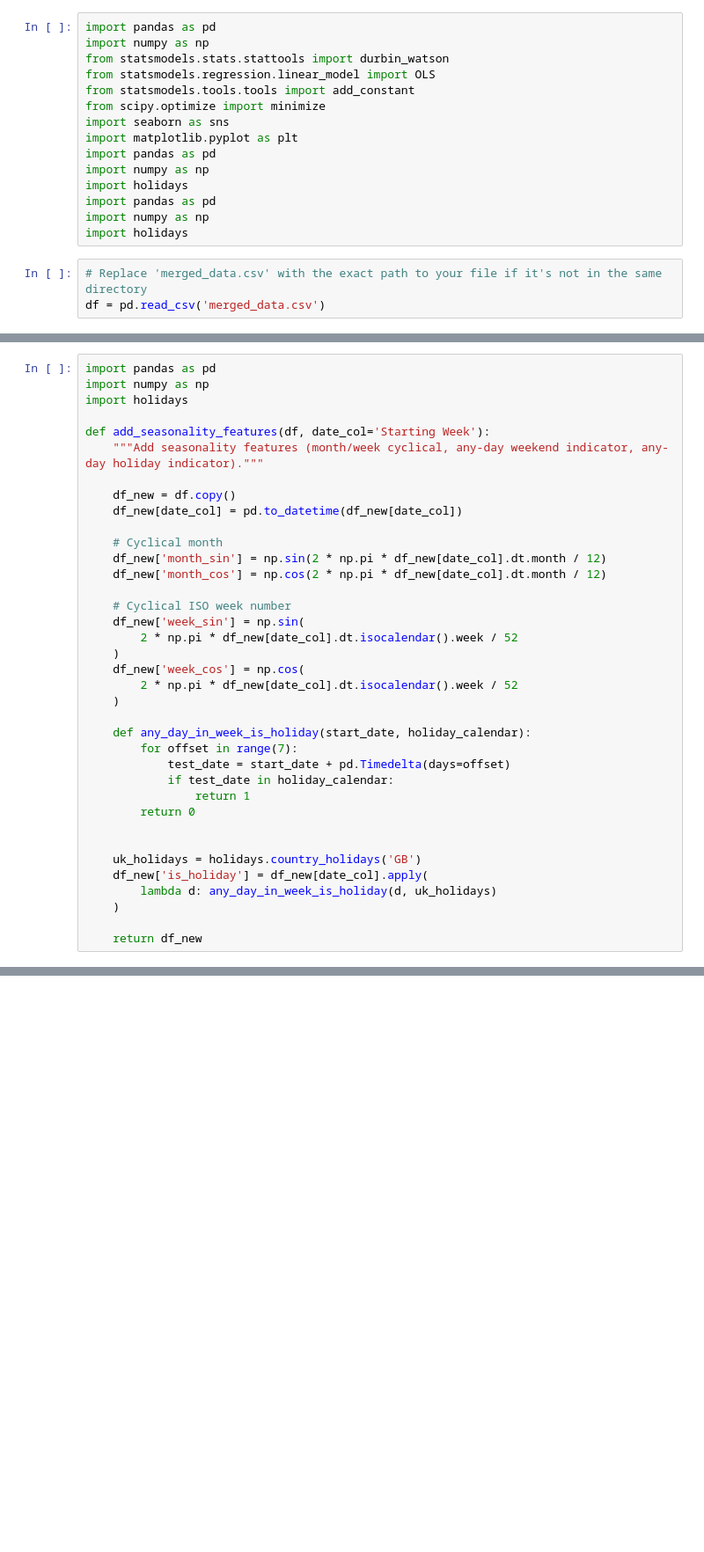
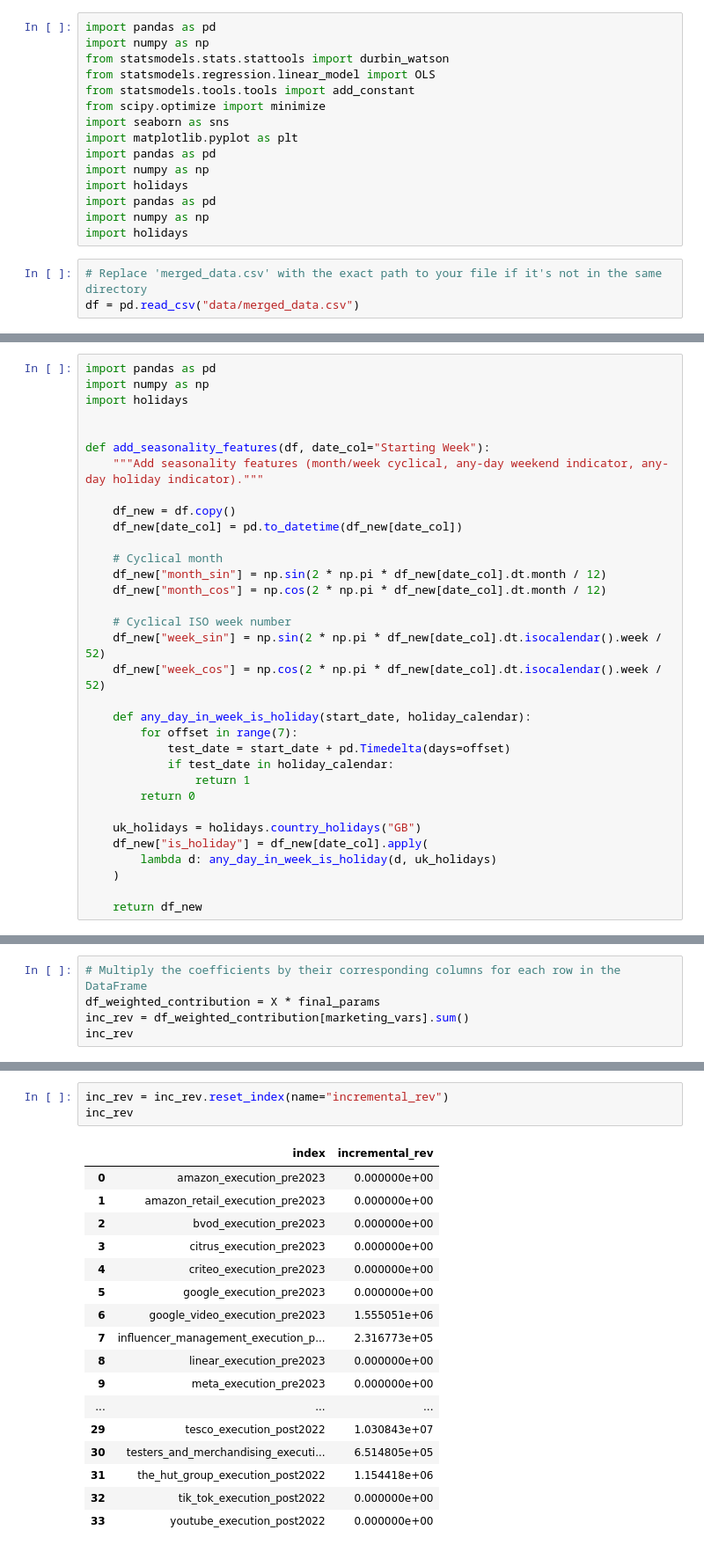
Before and after one commit to CharlesS940/xhec_mmm_loreal, a Jupyter notebook: L'Orea_MMM_Data_Challenge_online_model_Hocine.ipynb, the cells around one changed output, grey strips where cells are left out. Shown at 88% size. Drawn from its saved outputs; the diff is of its cells as text; blank space fills up the shorter version.

```diff
--- a/L'Orea_MMM_Data_Challenge_online_model_Hocine.ipynb
+++ b/L'Orea_MMM_Data_Challenge_online_model_Hocine.ipynb
@@ -15,7 +15,7 @@ import numpy as np
 import holidays
 # %%
 # Replace 'merged_data.csv' with the exact path to your file if it's not in the same directory
-df = pd.read_csv('merged_data.csv')
+df = pd.read_csv("data/merged_data.csv")
 # %%
 def transform_and_split_data(df):
     """
@@ -139,23 +134,20 @@ import pandas as pd
 import numpy as np
 import holidays
 
-def add_seasonality_features(df, date_col='Starting Week'):
+
+def add_seasonality_features(df, date_col="Starting Week"):
     """Add seasonality features (month/week cyclical, any-day weekend indicator, any-day holiday indicator)."""
 
     df_new = df.copy()
     df_new[date_col] = pd.to_datetime(df_new[date_col])
 
     # Cyclical month
-    df_new['month_sin'] = np.sin(2 * np.pi * df_new[date_col].dt.month / 12)
-    df_new['month_cos'] = np.cos(2 * np.pi * df_new[date_col].dt.month / 12)
+    df_new["month_sin"] = np.sin(2 * np.pi * df_new[date_col].dt.month / 12)
+    df_new["month_cos"] = np.cos(2 * np.pi * df_new[date_col].dt.month / 12)
 
     # Cyclical ISO week number
-    df_new['week_sin'] = np.sin(
-        2 * np.pi * df_new[date_col].dt.isocalendar().week / 52
-    )
-    df_new['week_cos'] = np.cos(
-        2 * np.pi * df_new[date_col].dt.isocalendar().week / 52
-    )
+    df_new["week_sin"] = np.sin(2 * np.pi * df_new[date_col].dt.isocalendar().week / 52)
+    df_new["week_cos"] = np.cos(2 * np.pi * df_new[date_col].dt.isocalendar().week / 52)
 
     def any_day_in_week_is_holiday(start_date, holiday_calendar):
         for offset in range(7):
@@ -164,9 +156,8 @@ def add_seasonality_features(df, date_col='Starting Week'):
                 return 1
         return 0
 
-
-    uk_holidays = holidays.country_holidays('GB')
-    df_new['is_holiday'] = df_new[date_col].apply(
+    uk_holidays = holidays.country_holidays("GB")
+    df_new["is_holiday"] = df_new[date_col].apply(
         lambda d: any_day_in_week_is_holiday(d, uk_holidays)
     )
 
@@ -378,0 +377,5 @@ Optimization converged successfully.
+# %%
+# Multiply the coefficients by their corresponding columns for each row in the DataFrame
+df_weighted_contribution = X * final_params
+inc_rev = df_weighted_contribution[marketing_vars].sum()
+inc_rev
@@ -378,0 +504,21 @@ Optimization converged successfully.
+# %%
+inc_rev = inc_rev.reset_index(name="incremental_rev")
+inc_rev
+# %% [output]
+|  | index | incremental_rev |
+| 0 | amazon_execution_pre2023 | 0.000000e+00 |
+| 1 | amazon_retail_execution_pre2023 | 0.000000e+00 |
+| 2 | bvod_execution_pre2023 | 0.000000e+00 |
+| 3 | citrus_execution_pre2023 | 0.000000e+00 |
+| 4 | criteo_execution_pre2023 | 0.000000e+00 |
+| 5 | google_execution_pre2023 | 0.000000e+00 |
+| 6 | google_video_execution_pre2023 | 1.555051e+06 |
+| 7 | influencer_management_execution_p... | 2.316773e+05 |
+| 8 | linear_execution_pre2023 | 0.000000e+00 |
+| 9 | meta_execution_pre2023 | 0.000000e+00 |
+| ... | ... | ... |
+| 29 | tesco_execution_post2022 | 1.030843e+07 |
+| 30 | testers_and_merchandising_executi... | 6.514805e+05 |
+| 31 | the_hut_group_execution_post2022 | 1.154418e+06 |
+| 32 | tik_tok_execution_post2022 | 0.000000e+00 |
+| 33 | youtube_execution_post2022 | 0.000000e+00 |
```
Also changed, not shown: parts of 19 cells of this notebook.
